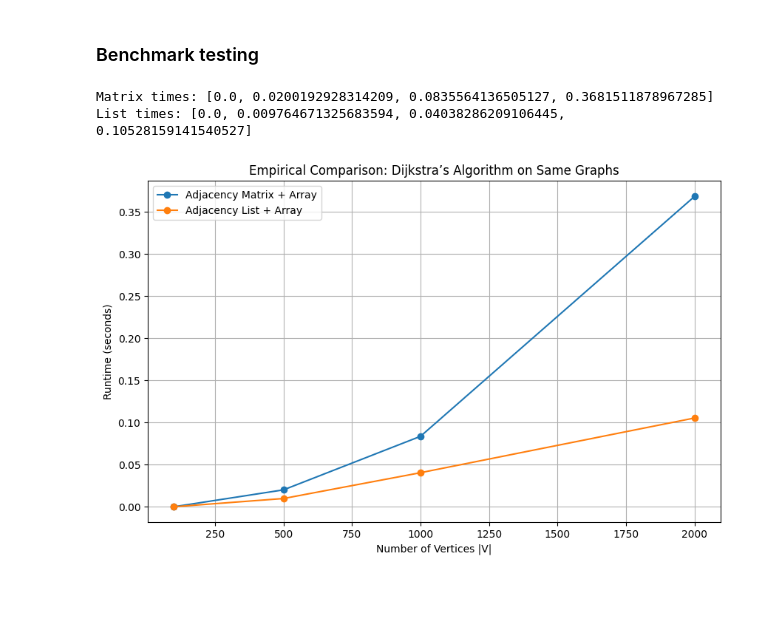
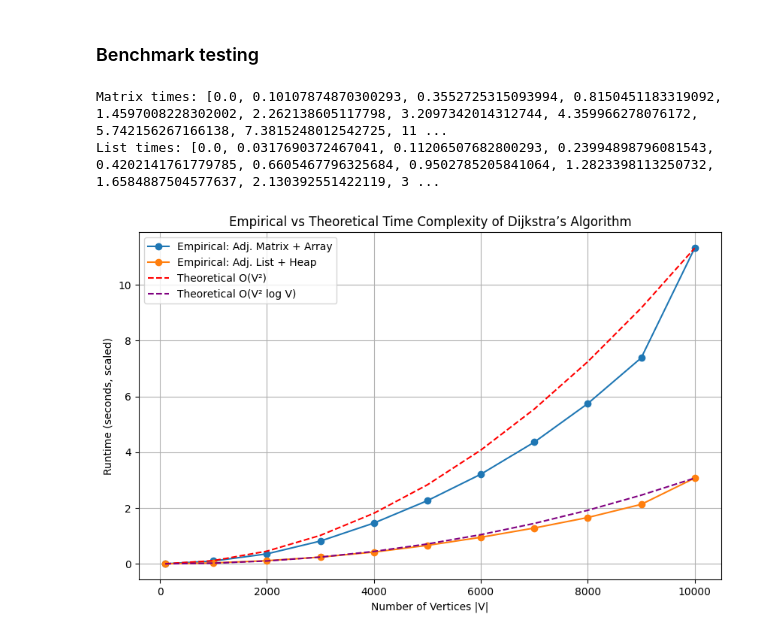
Before and after one commit to M00dler/SC2001_Lab_Team_5, a Jupyter notebook: Lab 2/Lab 2.ipynb, the cells around one changed output. Saved outputs shown, nothing was run; the diff lists cells and outputs as text; code cells hidden in the pictures; blank space fills up the shorter version.

Commit message:
fix: pushing all final plot changes

```diff
--- a/Lab 2/Lab 2.ipynb
+++ b/Lab 2/Lab 2.ipynb
@@ -313,39 +313,53 @@ def matrix_to_adj_list(matrix):
     return adj_list
 
 
 # --- Measure empirical runtime ---
-sizes = [100, 500, 1000, 2000]
+sizes = [100, 1000, 2000, 3000, 4000, 5000, 6000, 7000, 8000, 9000, 10000]
 times_matrix = []
 times_list = []
 
 for V in sizes:
     graph = generate_graph_matrix(V, density=0.3)
     adj_list = matrix_to_adj_list(graph)
 
     # Matrix version
     start_time = time.time()
     dijkstra_mat(graph, 0)
     times_matrix.append(time.time() - start_time)
 
     # List version
     start_time = time.time()
     dijkstra_heap(adj_list, 0)
     times_list.append(time.time() - start_time)
 
 print("Matrix times:", times_matrix)
 print("List times:", times_list)
 
-# --- Plot comparison ---
+# --- Compute theoretical scaling ---
+V = np.array(sizes, dtype=float)
+theoretical_matrix = (V ** 2)  # O(V^2)
+theoretical_list = (V ** 2) * np.log(V)  # O(V^2 log V) since dense
+
+# Normalize so they’re visually comparable on the same plot
+# (we divide by the max of each empirical curve)
+theoretical_matrix = theoretical_matrix / np.max(theoretical_matrix) * np.max(times_matrix)
+theoretical_list = theoretical_list / np.max(theoretical_list) * np.max(times_list)
+
+# --- Plot ---
 plt.figure(figsize=(10,6))
-plt.plot(sizes, times_matrix, marker='o', label="Adjacency Matrix + Array")
-plt.plot(sizes, times_list, marker='o', label="Adjacency List + Array")
+
+plt.plot(sizes, times_matrix, marker='o', label="Empirical: Adj. Matrix + Array")
+plt.plot(sizes, times_list, marker='o', label="Empirical: Adj. List + Heap")
+plt.plot(sizes, theoretical_matrix, '--', color='red', label="Theoretical O(V²)")
+plt.plot(sizes, theoretical_list, '--', color='purple', label="Theoretical O(V² log V)")
+
 plt.xlabel("Number of Vertices |V|")
-plt.ylabel("Runtime (seconds)")
-plt.title("Empirical Comparison: Dijkstra’s Algorithm on Same Graphs")
+plt.ylabel("Runtime (seconds, scaled)")
+plt.title("Empirical vs Theoretical Time Complexity of Dijkstra’s Algorithm")
 plt.legend()
 plt.grid(True)
 plt.show()
 # %% [output]
-Matrix times: [0.0, 0.0200192928314209, 0.0835564136505127, 0.3681511878967285]
-List times: [0.0, 0.009764671325683594, 0.04038286209106445, 0.10528159141540527]
+Matrix times: [0.0, 0.10107874870300293, 0.3552725315093994, 0.8150451183319092, 1.4597008228302002, 2.262138605117798, 3.2097342014312744, 4.359966278076172, 5.742156267166138, 7.3815248012542725, 11 ...
+List times: [0.0, 0.0317690372467041, 0.11206507682800293, 0.23994898796081543, 0.4202141761779785, 0.6605467796325684, 0.9502785205841064, 1.2823398113250732, 1.6584887504577637, 2.130392551422119, 3 ...
-[figure, old version]
+[figure, new version]
```
Also changed, not shown: parts of 2 cells of this notebook.
